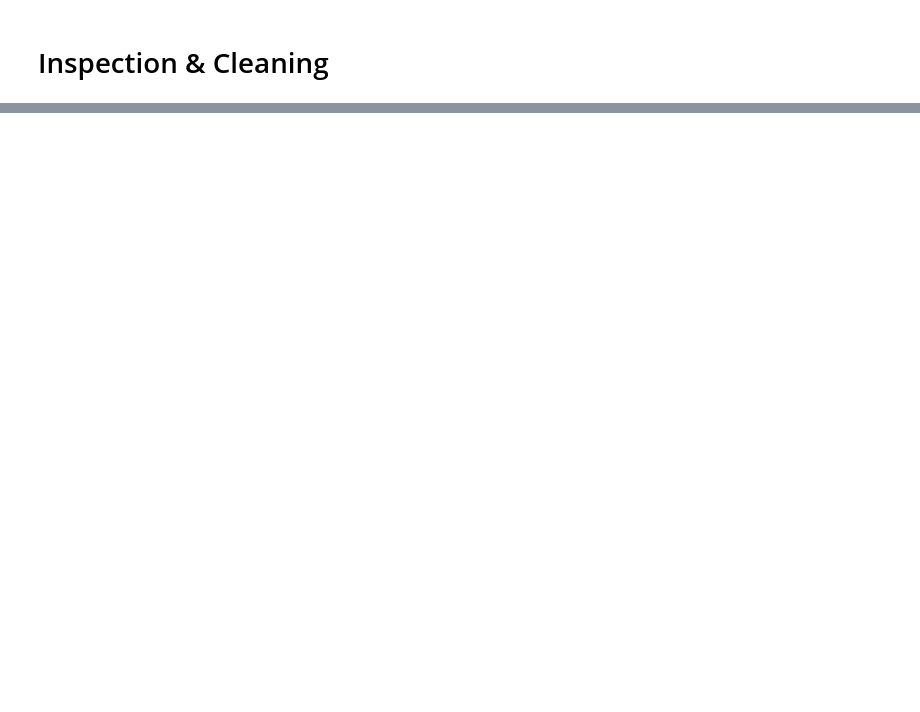
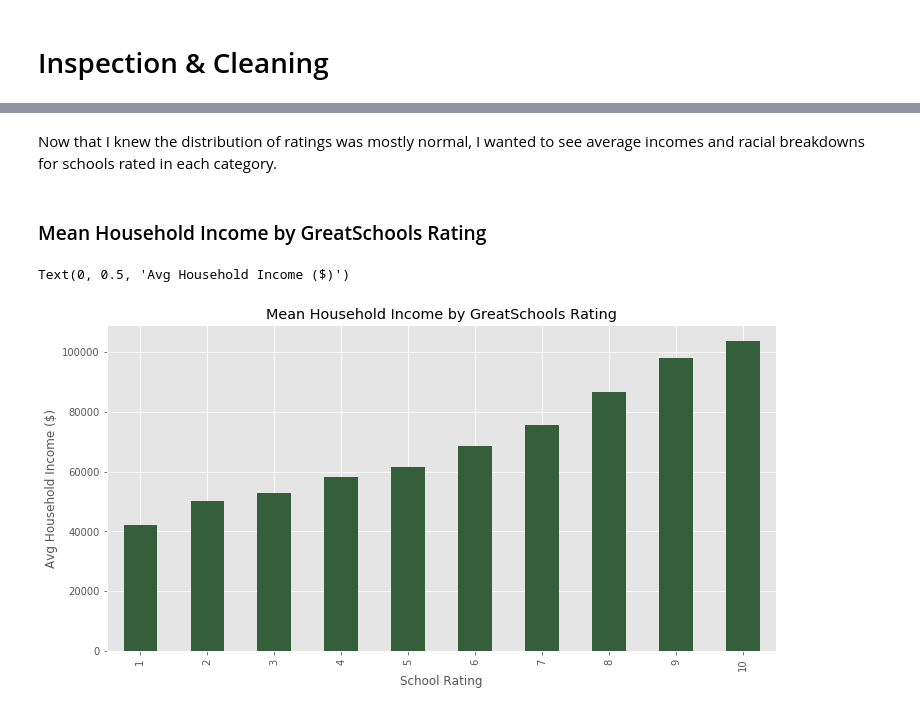
Before and after one commit to jordanrunge/greatschools_rating_analysis, a Jupyter notebook: great_schools_web_scrapping_project.ipynb, the cells around one changed output, grey strips where cells are left out. Saved outputs shown, nothing was run; the diff lists cells and outputs as text; code cells hidden in the pictures; blank space fills up the shorter version.

```diff
--- a/great_schools_web_scrapping_project.ipynb
+++ b/great_schools_web_scrapping_project.ipynb
@@ -109,0 +520,13 @@ plt.style.use('ggplot')
+# %% [markdown]
+Now that I knew the distribution of ratings was mostly normal, I wanted to see average incomes and racial breakdowns for schools rated in each category.
+# %% [markdown]
+### Mean Household Income by GreatSchools Rating
+# %%
+plt.figure(figsize=(12,6))
+gs_income_demo.groupby('rating')['income_per_household'].mean().plot.bar(color='#355e3b')
+plt.title('Mean Household Income by GreatSchools Rating')
+plt.xlabel('School Rating')
+plt.ylabel('Avg Household Income ($)')
+# %% [output]
+Text(0, 0.5, 'Avg Household Income ($)')
+[figure, added]
```
Also changed, not shown: parts of 74 cells of this notebook, 1 other file.
